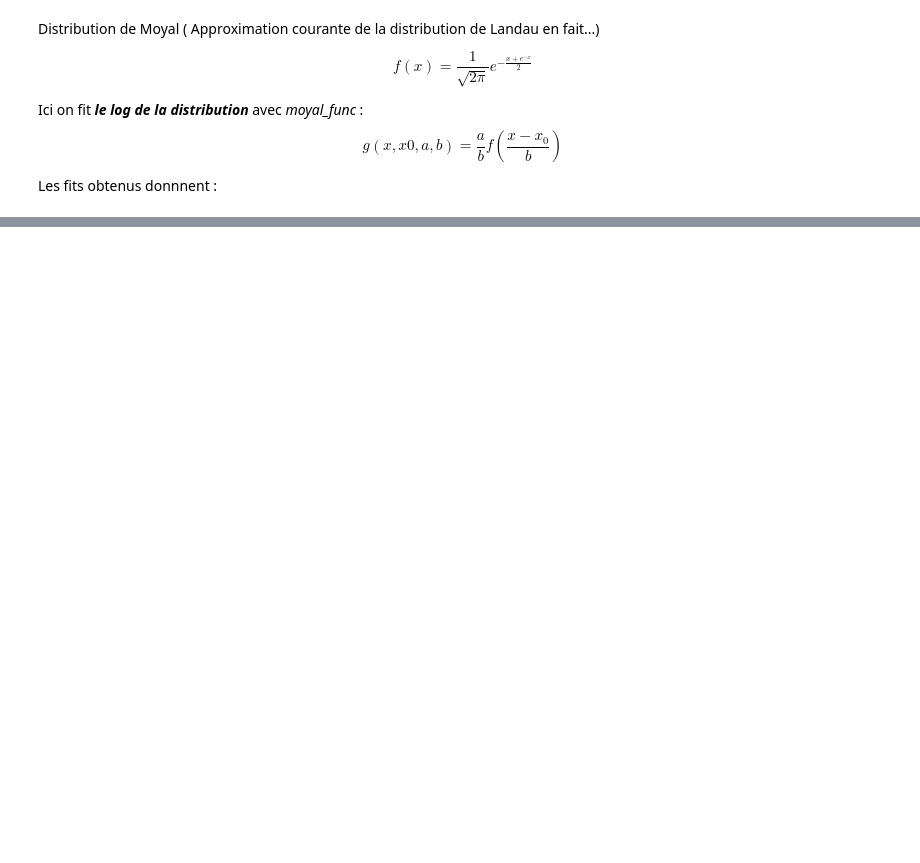
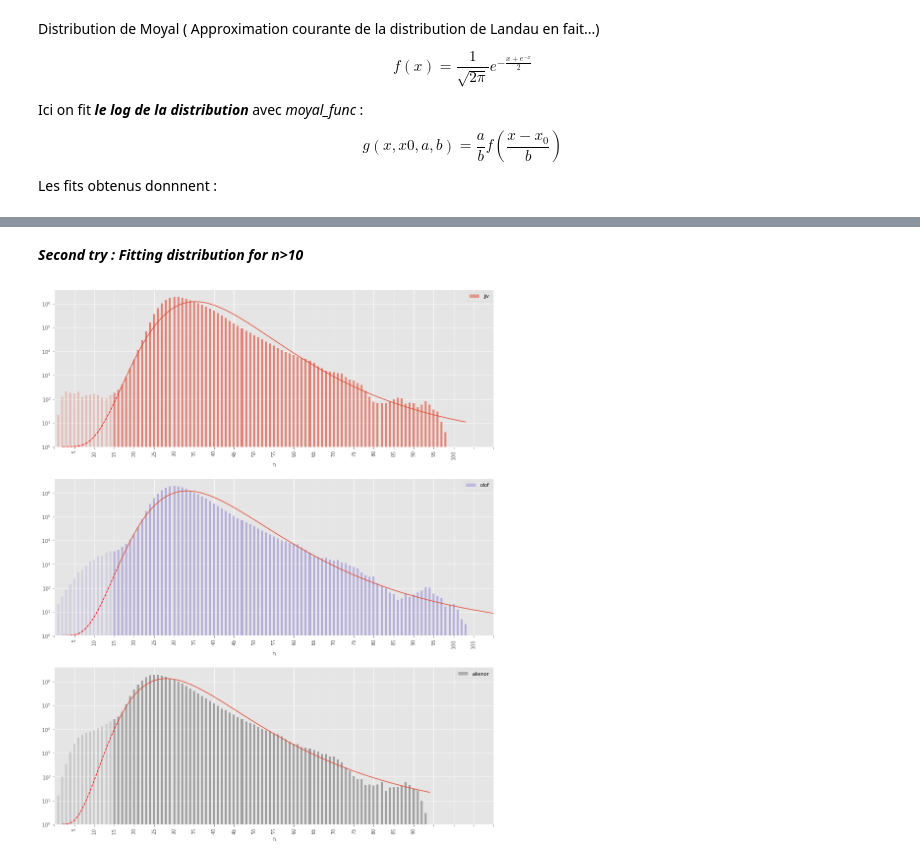
Before and after one commit to jvatantollone/misc, a Jupyter notebook: cercles.ipynb, the cells around one changed output, grey strips where cells are left out. Saved outputs shown, nothing was run; the diff lists cells and outputs as text; code cells hidden in the pictures; blank space fills up the shorter version.

```diff
--- a/cercles.ipynb
+++ b/cercles.ipynb
@@ -142,0 +112,72 @@ Estimated [a,x0,b] =  [368.28433629  26.93055566  16.37113191]
+# %% [markdown]
+***Second try : Fitting distribution for n>10***
+# %%
+# Load data
+data_full = pd.read_csv('cercles.csv', index_col=0, header=0, squeeze=True)
+
+data_jjv     = data_full.jjv.drop([103,104,105,106,107,108,109])
+data_olof    = data_full.olof
+data_alienor = data_full.alienor.drop([94,95,96,97,98,99,100,101,102,103,104,105,106,107,108,109])
+
+data_jjv_sup = data_jjv.where(data_jjv.index >= 15)
+data_olof_sup = data_olof.where(data_olof.index >= 15)
+data_alienor_sup = data_alienor.where(data_alienor.index >= 15)
+
+# Choose dataset
+data1_nolog = data_jjv
+data2_nolog = data_olof
+data3_nolog = data_alienor
+
+data1 = np.log(data_jjv)*ln2log
+data1sup = np.log(data_jjv_sup)*ln2log
+data2 = np.log(data_olof)*ln2log
+data2sup = np.log(data_olof_sup)*ln2log
+data3 = np.log(data_alienor)*ln2log
+data3sup = np.log(data_alienor_sup)*ln2log
+
+# Plot for comparison
+fig, (ax1, ax2, ax3) = plt.subplots(3)
+
+data1.plot(kind='bar', color=list(matplotlib.rcParams['axes.prop_cycle'])[0]['color'], alpha=0.25, legend=False, ax=ax1)
+data1sup.plot(kind='bar', color=list(matplotlib.rcParams['axes.prop_cycle'])[0]['color'], alpha=0.5, legend=True, ax=ax1)
+data2.plot(kind='bar', color=list(matplotlib.rcParams['axes.prop_cycle'])[2]['color'], alpha=0.25, legend=False, ax=ax2)
+data2sup.plot(kind='bar', color=list(matplotlib.rcParams['axes.prop_cycle'])[2]['color'], alpha=0.5, legend=True, ax=ax2)
+data3.plot(kind='bar', color=list(matplotlib.rcParams['axes.prop_cycle'])[3]['color'], alpha=0.25, legend=False, ax=ax3)
+data3sup.plot(kind='bar', color=list(matplotlib.rcParams['axes.prop_cycle'])[3]['color'], alpha=0.5, legend=True, ax=ax3)
+
+x01 = data_full.jjv.index.to_numpy()
+x02 = data_full.olof.index.to_numpy()
+x03 = data_full.alienor.index.to_numpy()
+
+x1  = data1.index.to_numpy()
+x2  = data2.index.to_numpy()
+x3  = data3.index.to_numpy()
+y1 = data1.to_numpy()
+y2 = data2.to_numpy()
+y3 = data3.to_numpy()
+
+popt1, pcov1 = curve_fit(lognorm_func, x1[15:], y1[15:], p0=[1, 1, 1])
+popt2, pcov2 = curve_fit(lognorm_func, x2[15:], y2[15:], p0=[1, 1, 1])
+popt3, pcov3 = curve_fit(lognorm_func, x3[15:], y3[15:], p0=[1, 1, 1])
+
+perr1, perr2, perr3 = np.sqrt(np.diag(pcov1)), np.sqrt(np.diag(pcov2)), np.sqrt(np.diag(pcov3))
+
+ax1.plot(x1[14:],lognorm_func(x1[14:], *popt1));
+ax2.plot(x2[14:],lognorm_func(x2[14:], *popt2));
+ax3.plot(x3[14:],lognorm_func(x3[14:], *popt3));
+
+ax1.plot(x1[:15],lognorm_func(x1[:15], *popt1),'r--');
+ax2.plot(x2[:15],lognorm_func(x2[:15], *popt2),'r--');
+ax3.plot(x3[:15],lognorm_func(x3[:15], *popt3),'r--');
+
+#ax.set_yscale('log')
+#ax.set_ylim(1e-1,1e7)
+ax1.xaxis.set_ticks(np.arange(-1, 110, 5));
+ax2.xaxis.set_ticks(np.arange(-1, 110, 5));
+ax3.xaxis.set_ticks(np.arange(-1, 110, 5));
+
+ax1.yaxis.set_major_formatter(matplotlib.ticker.FormatStrFormatter('$10^{%d}$'))
+ax2.yaxis.set_major_formatter(matplotlib.ticker.FormatStrFormatter('$10^{%d}$'))
+ax3.yaxis.set_major_formatter(matplotlib.ticker.FormatStrFormatter('$10^{%d}$'))
+# %% [output]
+[figure, added]
```
Also changed, not shown: parts of 7 cells of this notebook.
